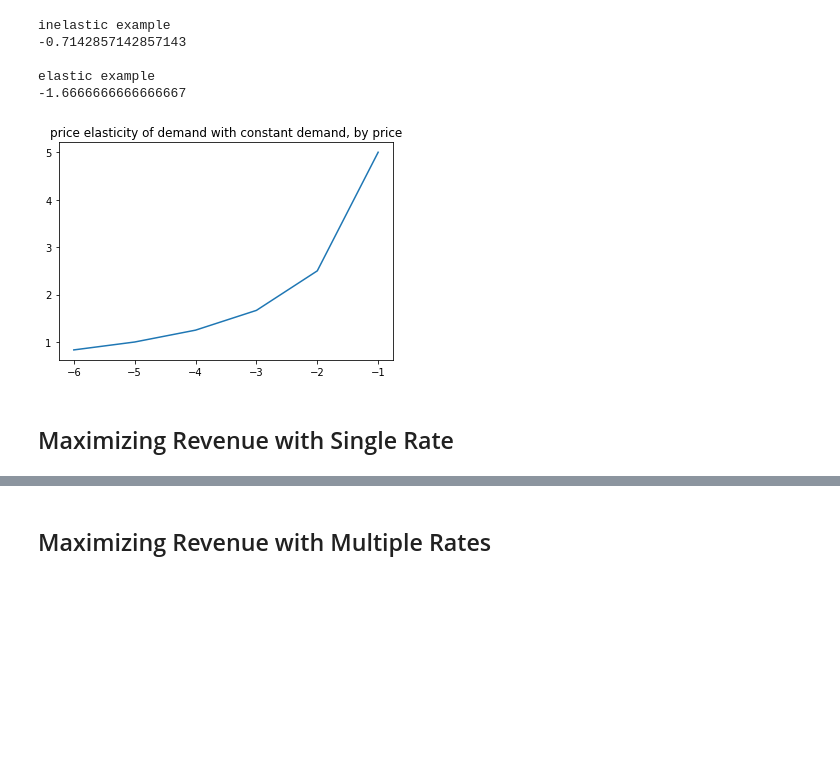
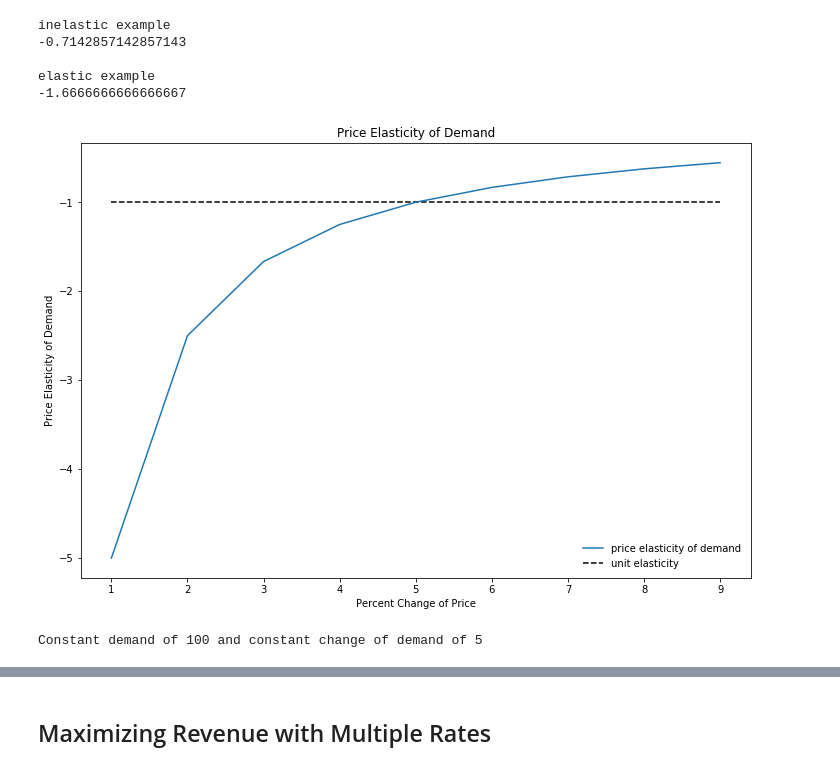
Before and after one commit to TonyBlonigan/revenue_optimization_basics, a Jupyter notebook: Revenue Management Basics.ipynb, the cells around one changed output, grey strips where cells are left out. Saved outputs shown, nothing was run; the diff lists cells and outputs as text; code cells hidden in the pictures; blank space fills up the shorter version.

```diff
--- a/Revenue Management Basics.ipynb
+++ b/Revenue Management Basics.ipynb
@@ -48,15 +50,21 @@ inelastic example
 
 elastic example
 -1.6666666666666667
-# %%
-delta_p = np.arange(1, 7, 1) * -1
-
-peod = [price_elasticity_of_demand(100, -5, 100, dp) for dp in delta_p]
-
-plt.plot(delta_p, peod)
-plt.title('price elasticity of demand with constant demand, by price')
-plt.show()
-# %% [output]
-[figure, removed]
-# %% [markdown]
-## Maximizing Revenue with Single Rate
+# %%
+delta_p = np.arange(1, 10, 1)
+
+peod = [price_elasticity_of_demand(100, -5, 100, dp) for dp in delta_p]
+
+plt.figure(figsize=(12, 8))
+plt.hlines(-1, min(delta_p), max(delta_p), linestyle='dashed', label = 'unit elasticity')
+plt.plot(delta_p, peod, label='price elasticity of demand')
+plt.legend(frameon=False, loc='lower right')
+plt.xlabel('Percent Change of Price')
+plt.ylabel('Price Elasticity of Demand')
+plt.title('Price Elasticity of Demand')
+plt.show()
+
+print('Constant demand of 100 and constant change of demand of 5')
+# %% [output]
+[figure, added]
+Constant demand of 100 and constant change of demand of 5
```
Also changed, not shown: parts of 15 cells of this notebook.
